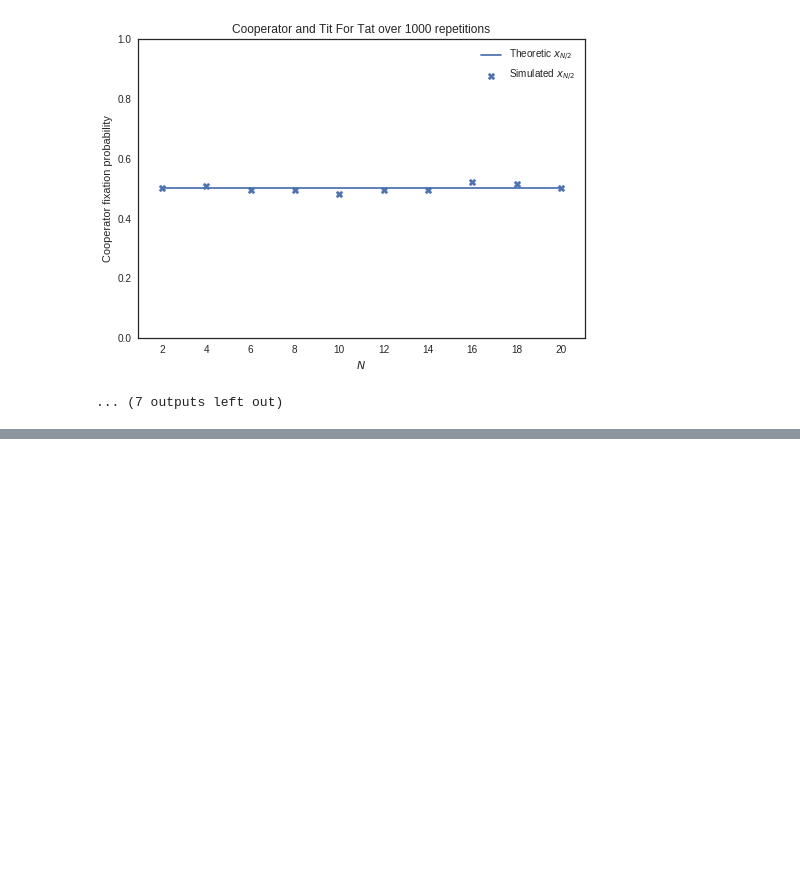
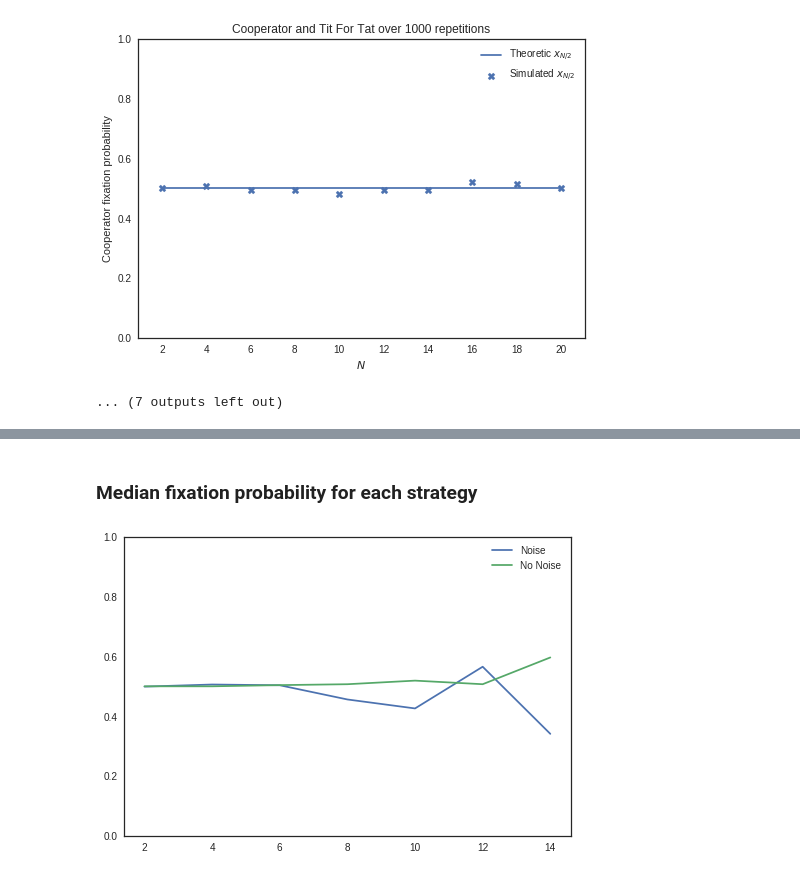
Before and after one commit to Axelrod-Python/axelrod-moran, a Jupyter notebook: nbs/main.ipynb, the cells around one changed output, grey strips where cells are left out. Saved outputs shown, nothing was run; the diff lists cells and outputs as text; code cells hidden in the pictures; blank space fills up the shorter version.

```diff
--- a/nbs/main.ipynb
+++ b/nbs/main.ipynb
@@ -188,0 +191,2 @@ See the caveats in the documentation: http://pandas.pydata.org/pandas-docs/stabl
+# %%
+df = pd.read_csv("../data/sims_summary.csv")
@@ -188,0 +202,21 @@ See the caveats in the documentation: http://pandas.pydata.org/pandas-docs/stabl
+# %% [markdown]
+### Median fixation probability for each strategy
+# %%
+fix_df = pd.concat([df[["P1", "P1 fixation", "N", "Noise"]].rename(columns={"P1": "Player",
+                                                                            "P1 fixation": "Fixation"}),
+                    df[["P2", "P2 fixation", "N", "Noise"]].rename(columns={"P2": "Player",
+                                                                            "P2 fixation": "Fixation"})])
+# %%
+med_fix = pd.DataFrame(fix_df.groupby(["Player", "N", "Noise"])["Fixation"].median()).reset_index()
+# %%
+strategy = "Tit For Tat"
+plt.figure()
+for noise in [True, False]:
+    d = med_fix[(med_fix["Player"] == strategy) &
+                (med_fix["Noise"] == noise)]
+    label = "Noise" if noise else "No Noise"
+    plt.plot(d["N"], d["Fixation"], label=label)
+    plt.legend()
+    plt.ylim(0, 1);
+# %% [output]
+[figure, added]
```
Also changed, not shown: parts of 2 cells of this notebook, 21 other files.
